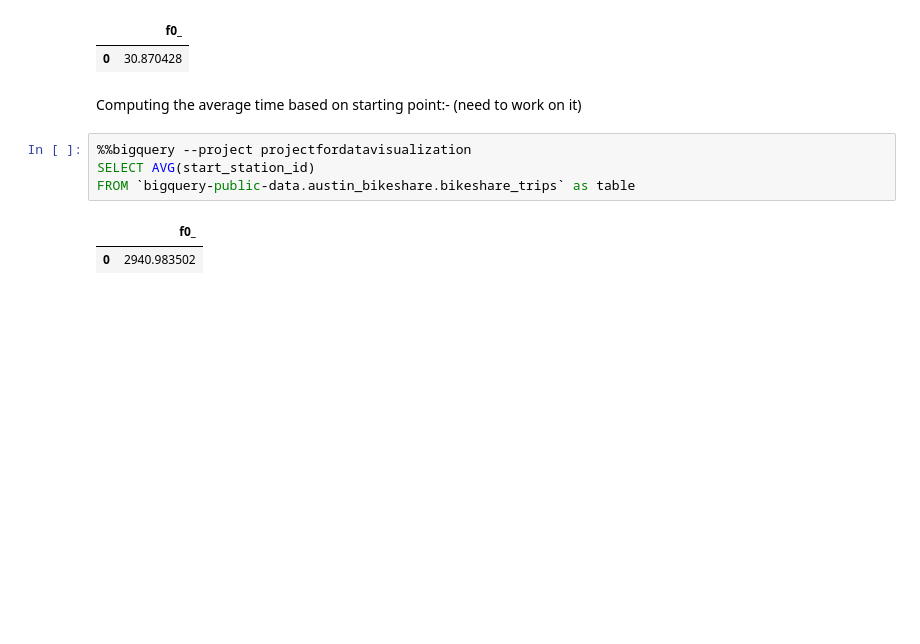
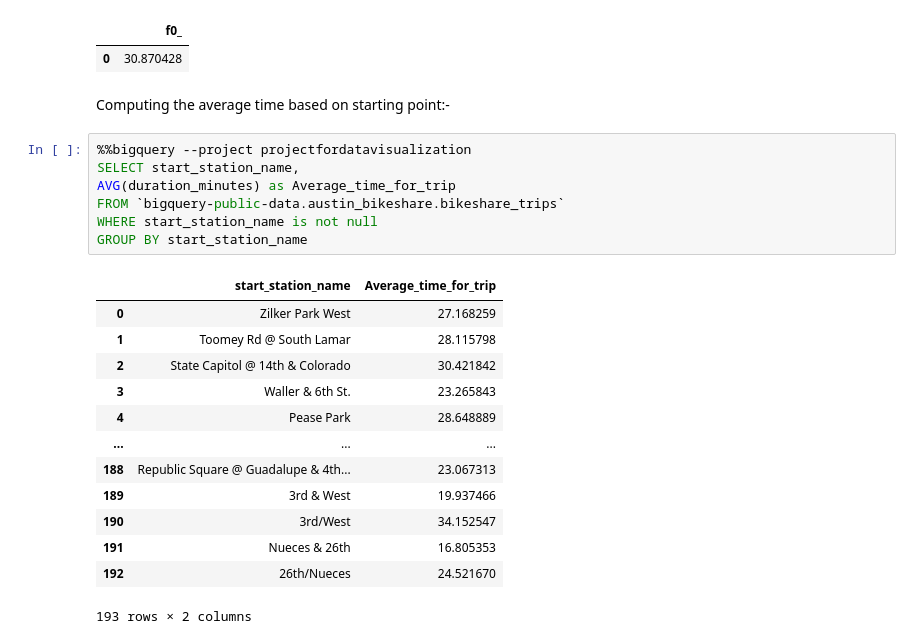
Before and after one commit to Saneesh122/Data-Processing-and-Visualization-, a Jupyter notebook: 03_SQL.ipynb, the cells around one changed output. Cells and saved outputs as stored; diff of their text form; blank space fills up the shorter version.

```diff
--- a/03_SQL.ipynb
+++ b/03_SQL.ipynb
@@ -51,11 +51,25 @@ FROM `bigquery-public-data.austin_bikeshare.bikeshare_trips` as table
 |  | f0_ |
 | 0 | 30.870428 |
 # %% [markdown]
-Computing the average time based on starting point:- (need to work on it)
+Computing the average time based on starting point:-
 # %%
 %%bigquery --project projectfordatavisualization
-SELECT AVG(start_station_id)
-FROM `bigquery-public-data.austin_bikeshare.bikeshare_trips` as table
+SELECT start_station_name,
+AVG(duration_minutes) as Average_time_for_trip
+FROM `bigquery-public-data.austin_bikeshare.bikeshare_trips`
+WHERE start_station_name is not null
+GROUP BY start_station_name
 # %% [output]
-|  | f0_ |
-| 0 | 2940.983502 |
+|  | start_station_name | Average_time_for_trip |
+| 0 | Zilker Park West | 27.168259 |
+| 1 | Toomey Rd @ South Lamar | 28.115798 |
+| 2 | State Capitol @ 14th & Colorado | 30.421842 |
+| 3 | Waller & 6th St. | 23.265843 |
+| 4 | Pease Park | 28.648889 |
+| ... | ... | ... |
+| 188 | Republic Square @ Guadalupe & 4th... | 23.067313 |
+| 189 | 3rd & West | 19.937466 |
+| 190 | 3rd/West | 34.152547 |
+| 191 | Nueces & 26th | 16.805353 |
+| 192 | 26th/Nueces | 24.521670 |
+193 rows × 2 columns
```
Also changed, not shown: parts of 2 cells of this notebook.
